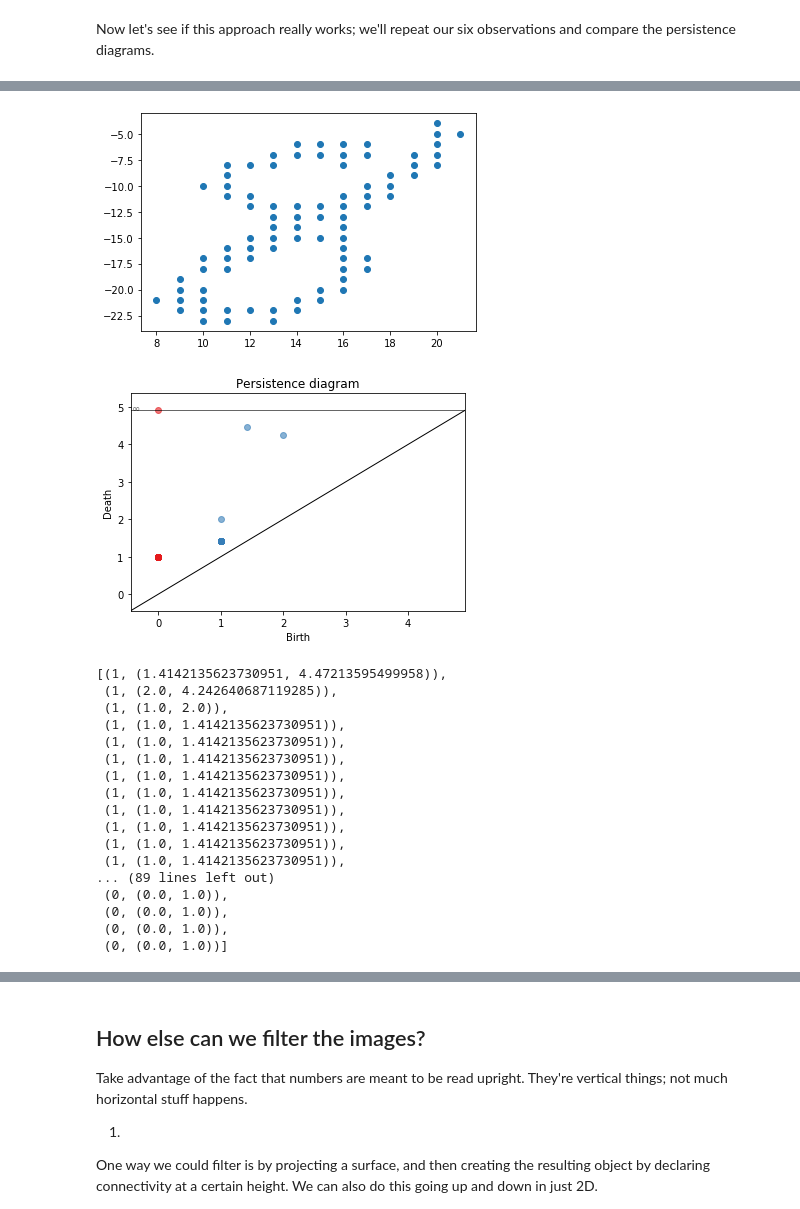
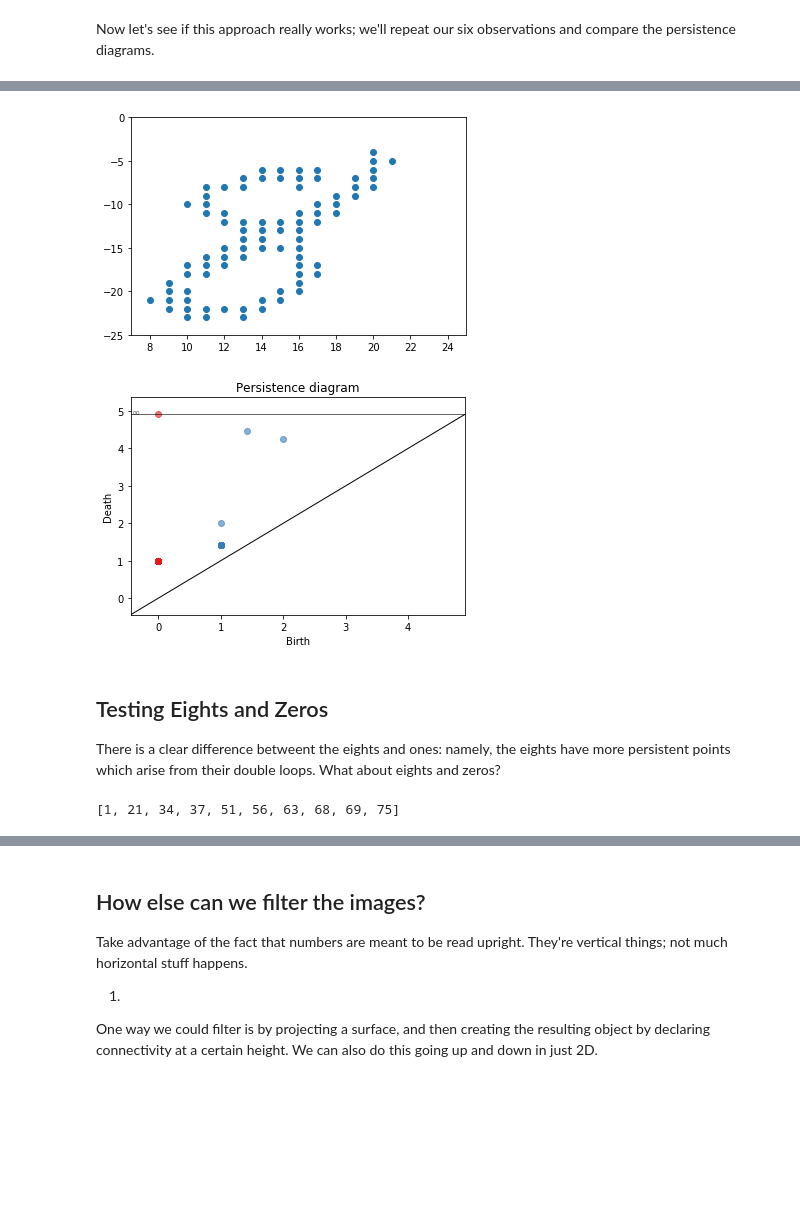
Before and after one commit to ltrujello/persistence_homology_of_MNIST, a Jupyter notebook: mnist_surfaces.ipynb, the cells around one changed output, grey strips where cells are left out. Drawn from its saved outputs; the diff is of its cells as text; code cells hidden in the pictures; blank space fills up the shorter version.

Commit message:
more mnist topology

```diff
--- a/mnist_surfaces.ipynb
+++ b/mnist_surfaces.ipynb
@@ -271,6 +275,7 @@ def max_pixel_neighborhood(image, neigh_range): #neighborhood range of 10 works
 
 def max_pixel(image, neigh_range = 10):
     current_x_coords, current_y_coords = max_pixel_neighborhood(image, neigh_range) #current x, y and number of coordinates
+    x_coords,y_coords = current_x_coords, current_y_coords
     num_pts = len(current_x_coords)
 
     while num_pts < 80: #if the number of points in the neighborhood is small
@@ -289,6 +294,8 @@ def max_pixel(image, neigh_range = 10):
     x_coords = np.asarray(x_coords) #if we have sufficient points, plot it
     y_coords = np.asarray(y_coords)
     plt.scatter(x_coords, y_coords)
+    plt.xlim(0, 28)
+    plt.ylim(-28, 0)
 
     return x_coords, y_coords       #return the points
 # %%
@@ -427,24 +349,15 @@ twoD_pers_diag(x,y, True)
 # %%
 image = train_images[41]
 x, y = max_pixel(image)
-twoD_pers_diag(x,y, True)
+diag = twoD_pers_diag(x,y, True)
 # %% [output]
-[figure, old version]
+[figure, new version]
 [figure]
-[(1, (1.4142135623730951, 4.47213595499958)),
- (1, (2.0, 4.242640687119285)),
- (1, (1.0, 2.0)),
- (1, (1.0, 1.4142135623730951)),
- (1, (1.0, 1.4142135623730951)),
- (1, (1.0, 1.4142135623730951)),
- (1, (1.0, 1.4142135623730951)),
- (1, (1.0, 1.4142135623730951)),
- (1, (1.0, 1.4142135623730951)),
- (1, (1.0, 1.4142135623730951)),
- (1, (1.0, 1.4142135623730951)),
- (1, (1.0, 1.4142135623730951)),
-... (89 lines left out)
- (0, (0.0, 1.0)),
- (0, (0.0, 1.0)),
- (0, (0.0, 1.0)),
- (0, (0.0, 1.0))]
+# %% [markdown]
+## Testing Eights and Zeros
+There is a clear difference betweent the eights and ones: namely, the eights have more persistent points which arise from their double loops. What about eights and zeros?
+# %%
+#Here are the first ten zeros.
+mnist_zero[:10]
+# %% [output]
+[1, 21, 34, 37, 51, 56, 63, 68, 69, 75]
```
Also changed, not shown: parts of 11 cells of this notebook.
